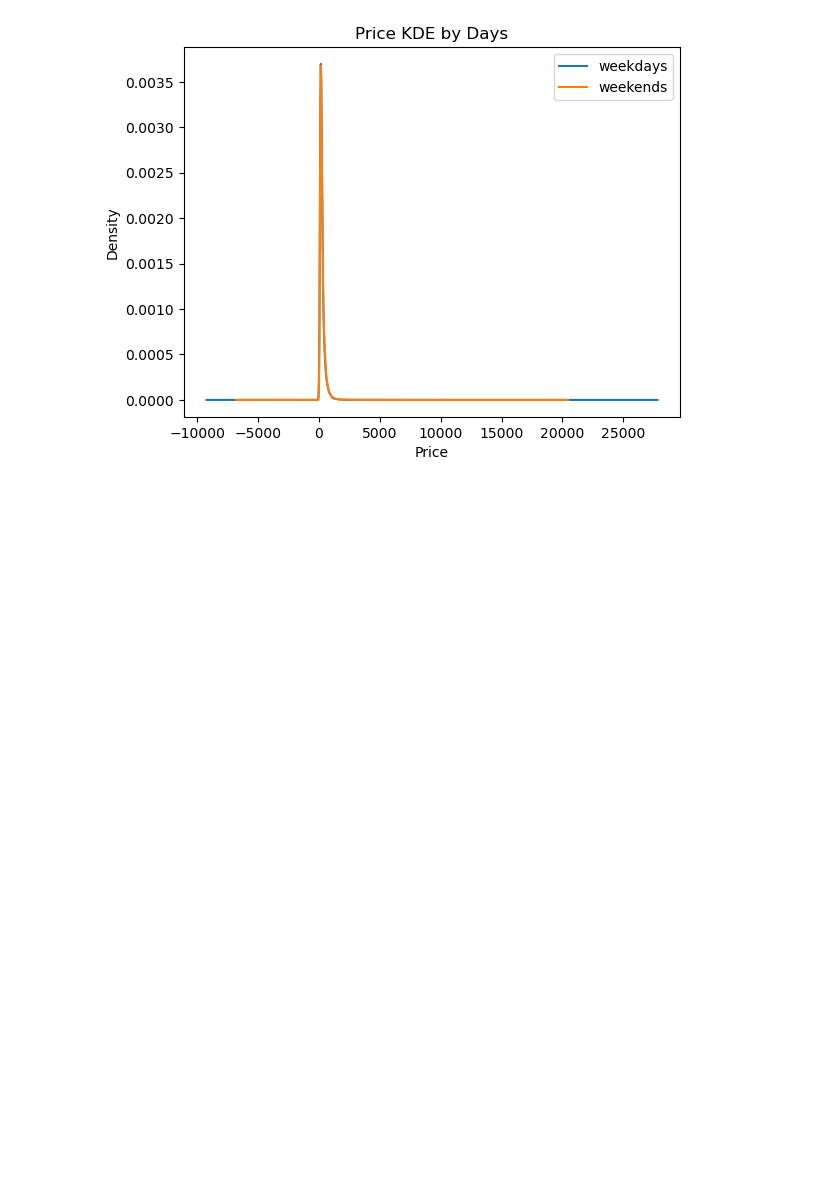
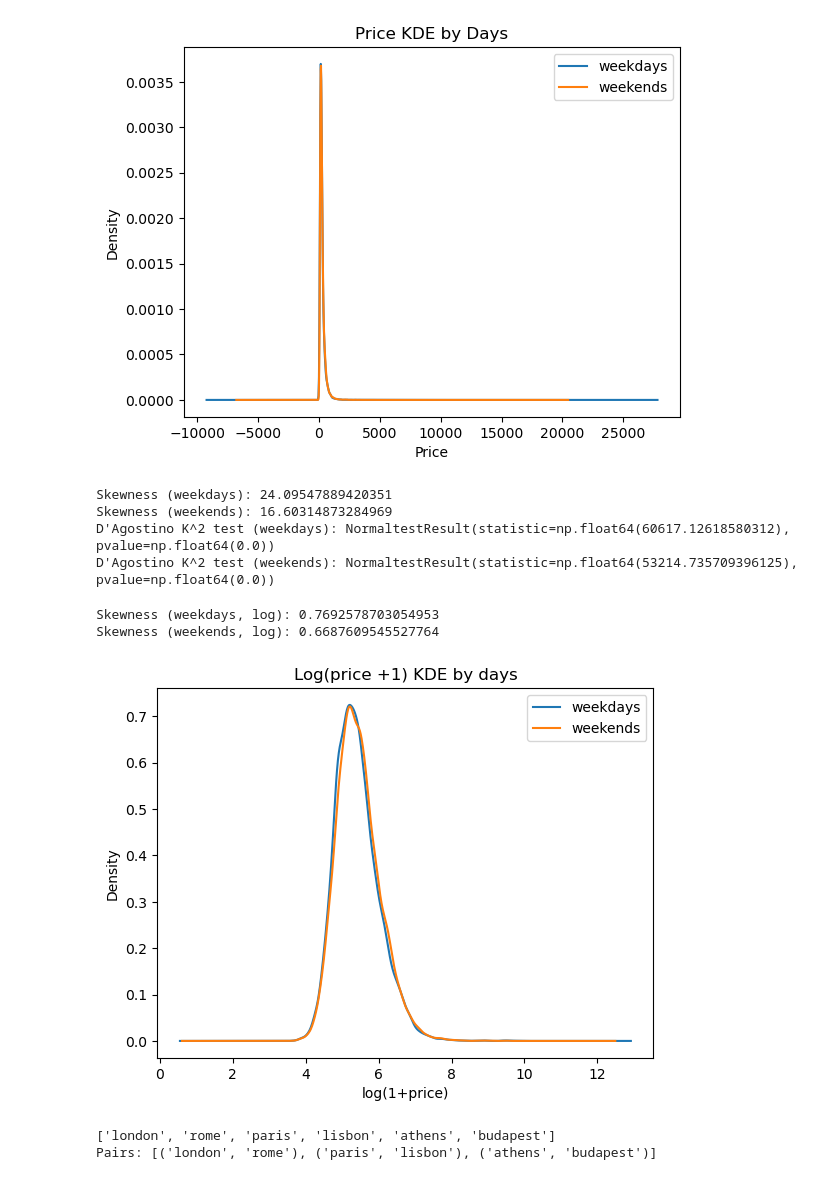
Before and after one commit to Titaniel3/ASDA_2025_Group_1_Portfolio_new, a Jupyter notebook: notebooks/Week4_Homework_neu.ipynb, the cells around one changed output. Cells and saved outputs as stored; diff of their text form; code cells hidden in the pictures; blank space fills up the shorter version.

```diff
--- a/notebooks/Week4_Homework_neu.ipynb
+++ b/notebooks/Week4_Homework_neu.ipynb
@@ -427,3 +429,46 @@ plt.show()
 # %% [output]
 [figure]
 [figure]
+# %%
+# skewness
+print("Skewness (weekdays):", df[df['days']=='weekdays']['Price'].skew())
+print("Skewness (weekends):", df[df['days']=='weekends']['Price'].skew())
+
+# visual check for modality: histogram + KDE above helps; you can also use scipy's normaltest
+print("D'Agostino K^2 test (weekdays):", stats.normaltest(df[df['days']=='weekdays']['Price'].dropna()))
+print("D'Agostino K^2 test (weekends):", stats.normaltest(df[df['days']=='weekends']['Price'].dropna()))
+# %% [output]
+Skewness (weekdays): 24.09547889420351
+Skewness (weekends): 16.60314873284969
+D'Agostino K^2 test (weekdays): NormaltestResult(statistic=np.float64(60617.12618580312), pvalue=np.float64(0.0))
+D'Agostino K^2 test (weekends): NormaltestResult(statistic=np.float64(53214.735709396125), pvalue=np.float64(0.0))
+# %%
+# add small constant in case of zeros
+df['log_price'] = np.log1p(df['Price'])
+
+# check skew after log
+print("Skewness (weekdays, log):", df[df['days']=='weekdays']['log_price'].skew())
+print("Skewness (weekends, log):", df[df['days']=='weekends']['log_price'].skew())
+
+# plot log-price KDEs
+df.groupby('days')['log_price'].plot(kind='kde', legend=True)
+plt.title('Log(price +1) KDE by days')
+plt.xlabel('log(1+price)')
+plt.show()
+# %% [output]
+Skewness (weekdays, log): 0.7692578703054953
+Skewness (weekends, log): 0.6687609545527764
+[figure, added]
+# %%
+# identify top cities to compare
+top_cities = df['City'].value_counts().head(6).index.tolist()
+print(top_cities)
+
+# choose 3 pairs (example: first vs second, 1st vs 3rd, 2nd vs 3rd)
+pairs = [(top_cities[0], top_cities[1]),
+         (top_cities[2], top_cities[3]),
+         (top_cities[4], top_cities[5])]
+print("Pairs:", pairs)
+# %% [output]
+['london', 'rome', 'paris', 'lisbon', 'athens', 'budapest']
+Pairs: [('london', 'rome'), ('paris', 'lisbon'), ('athens', 'budapest')]
```
Also changed, not shown: parts of 11 cells of this notebook.
